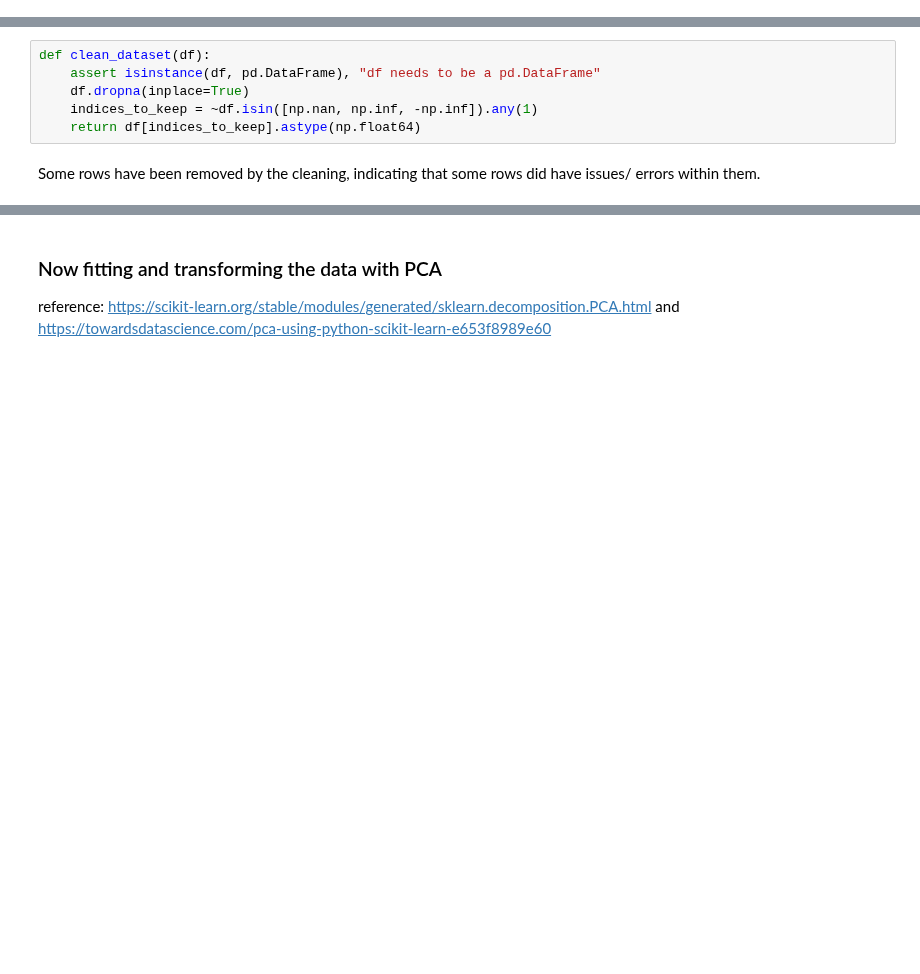
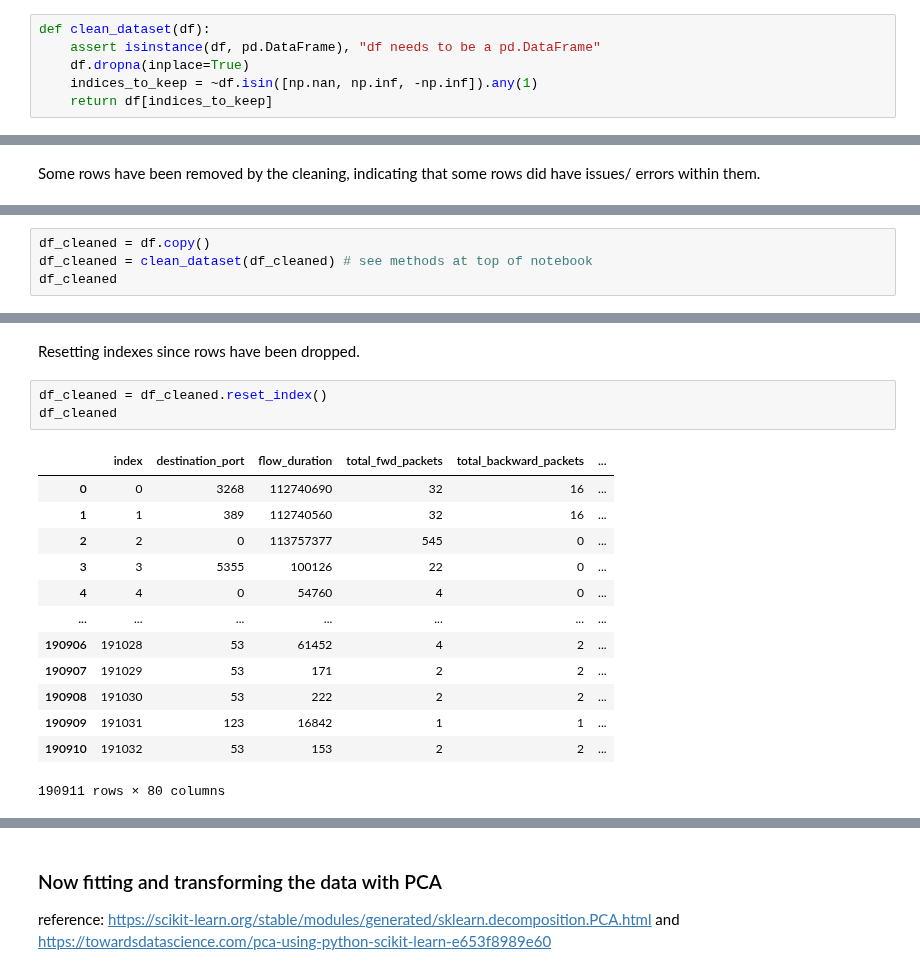
Before and after one commit to ISorokos/SafeML, a Jupyter notebook: Implementation_in_Python/CICIDS2017_Security_Data/Security_CICIDS2017_v1.ipynb, the cells around one changed output, grey strips where cells are left out. Saved outputs shown, nothing was run; the diff lists cells and outputs as text; blank space fills up the shorter version.

Commit message:
Fix: Refactored code to run in correct order, while fixing the PCA transform issue. Data is cleaned and correctly indexed now too. PCA runs without errors.

```diff
--- a/Implementation_in_Python/CICIDS2017_Security_Data/Security_CICIDS2017_v1.ipynb
+++ b/Implementation_in_Python/CICIDS2017_Security_Data/Security_CICIDS2017_v1.ipynb
@@ -28,3 +34,9 @@ from sklearn.decomposition import PCA # For PCA dimensionality reduction techniq
+# %%
+def clean_dataset(df):
+    assert isinstance(df, pd.DataFrame), "df needs to be a pd.DataFrame"
+    df.dropna(inplace=True)
+    indices_to_keep = ~df.isin([np.nan, np.inf, -np.inf]).any(1)
+    return df[indices_to_keep]
 # %% [markdown]
 ### Useful environment variables
 # %%
@@ -117,8 +103,2 @@ Code reference: https://stackoverflow.com/a/46581125
-# %%
-def clean_dataset(df):
-    assert isinstance(df, pd.DataFrame), "df needs to be a pd.DataFrame"
-    df.dropna(inplace=True)
-    indices_to_keep = ~df.isin([np.nan, np.inf, -np.inf]).any(1)
-    return df[indices_to_keep].astype(np.float64)
 # %% [markdown]
 Some rows have been removed by the cleaning, indicating that some rows did have issues/ errors within them.
@@ -158,0 +105,4 @@ Length: 78, dtype: object
+# %%
+df_cleaned = df.copy()
+df_cleaned = clean_dataset(df_cleaned) # see methods at top of notebook
+df_cleaned
@@ -158,0 +123,19 @@ Length: 78, dtype: object
+# %% [markdown]
+Resetting indexes since rows have been dropped.
+# %%
+df_cleaned = df_cleaned.reset_index()
+df_cleaned
+# %% [output]
+|  | index | destination_port | flow_duration | total_fwd_packets | total_backward_packets | ... |
+| 0 | 0 | 3268 | 112740690 | 32 | 16 | ... |
+| 1 | 1 | 389 | 112740560 | 32 | 16 | ... |
+| 2 | 2 | 0 | 113757377 | 545 | 0 | ... |
+| 3 | 3 | 5355 | 100126 | 22 | 0 | ... |
+| 4 | 4 | 0 | 54760 | 4 | 0 | ... |
+| ... | ... | ... | ... | ... | ... | ... |
+| 190906 | 191028 | 53 | 61452 | 4 | 2 | ... |
+| 190907 | 191029 | 53 | 171 | 2 | 2 | ... |
+| 190908 | 191030 | 53 | 222 | 2 | 2 | ... |
+| 190909 | 191031 | 123 | 16842 | 1 | 1 | ... |
+| 190910 | 191032 | 53 | 153 | 2 | 2 | ... |
+190911 rows × 80 columns
```
Also changed, not shown: parts of 17 cells of this notebook.
